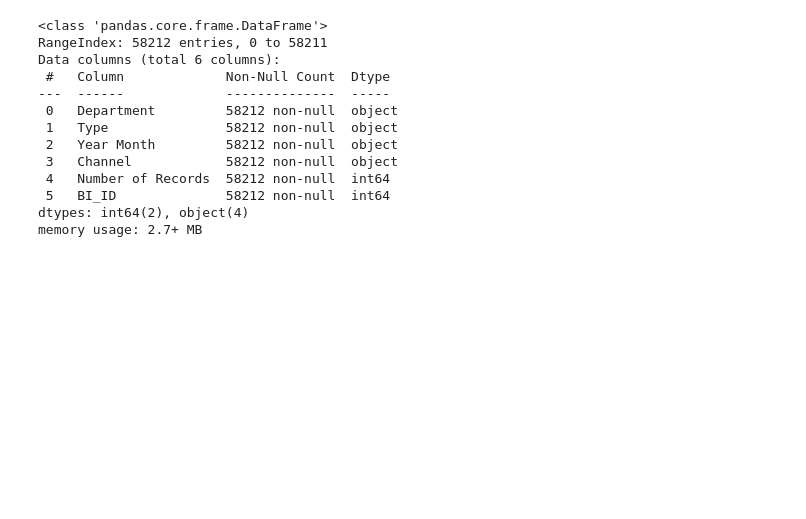
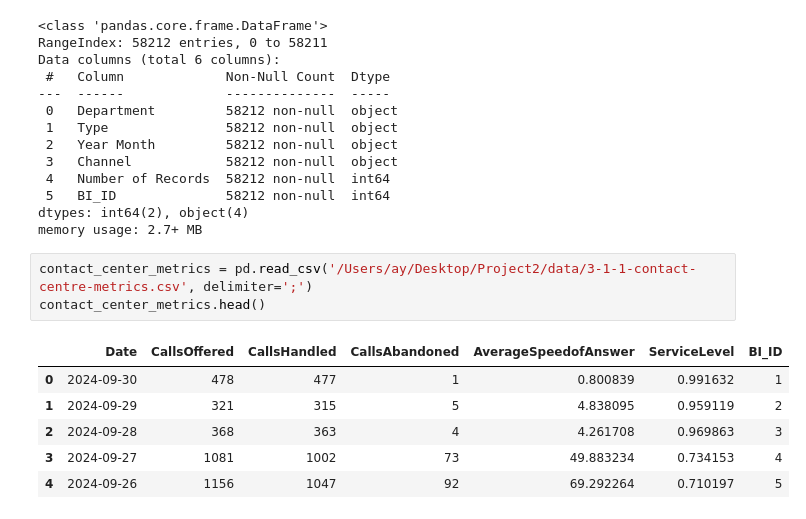
Before and after one commit to 0x1AY/Van-311, a Jupyter notebook: main.ipynb, the cells around one changed output. Saved outputs shown, nothing was run; the diff lists cells and outputs as text; blank space fills up the shorter version.

Commit message:
contact centre metrics data added

```diff
--- a/main.ipynb
+++ b/main.ipynb
@@ -1187,3 +1187,13 @@ Data columns (total 6 columns):
  5   BI_ID              58212 non-null  int64
 dtypes: int64(2), object(4)
 memory usage: 2.7+ MB
+# %%
+contact_center_metrics = pd.read_csv('/Users/ay/Desktop/Project2/data/3-1-1-contact-centre-metrics.csv', delimiter=';')
+contact_center_metrics.head()
+# %% [output]
+|  | Date | CallsOffered | CallsHandled | CallsAbandoned | AverageSpeedofAnswer | ServiceLevel | BI_ID |
+| 0 | 2024-09-30 | 478 | 477 | 1 | 0.800839 | 0.991632 | 1 |
+| 1 | 2024-09-29 | 321 | 315 | 5 | 4.838095 | 0.959119 | 2 |
+| 2 | 2024-09-28 | 368 | 363 | 4 | 4.261708 | 0.969863 | 3 |
+| 3 | 2024-09-27 | 1081 | 1002 | 73 | 49.883234 | 0.734153 | 4 |
+| 4 | 2024-09-26 | 1156 | 1047 | 92 | 69.292264 | 0.710197 | 5 |
```
Also changed, not shown: 1 other file.
